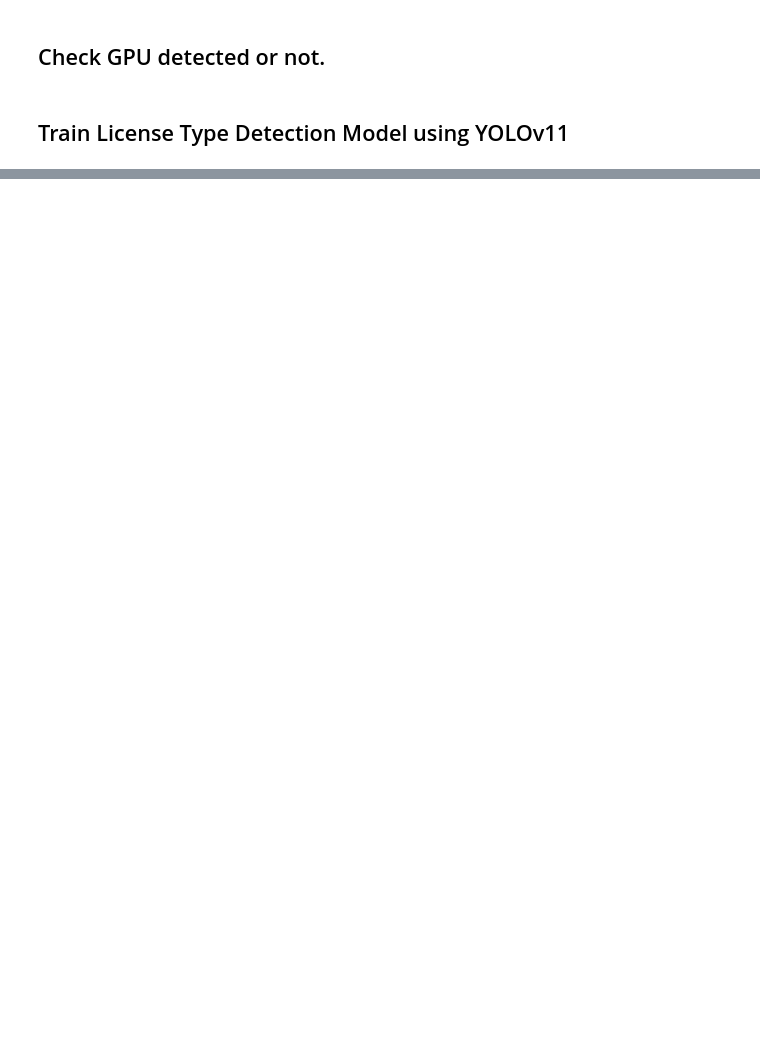
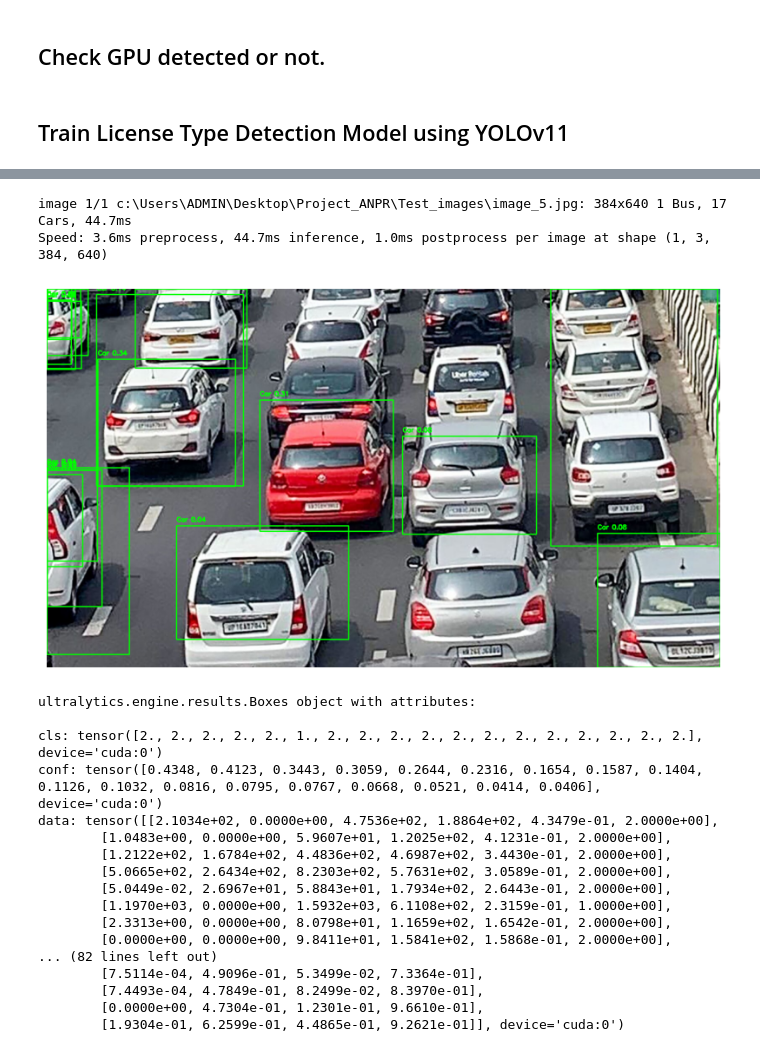
Before and after one commit to AtlantaANPR/project_ANPR, a Jupyter notebook: Train_Vehicle_Type_Detection_Model.ipynb, the cells around one changed output, grey strips where cells are left out. Drawn from its saved outputs; the diff is of its cells as text; code cells hidden in the pictures; blank space fills up the shorter version.

```diff
--- a/Train_Vehicle_Type_Detection_Model.ipynb
+++ b/Train_Vehicle_Type_Detection_Model.ipynb
@@ -216,0 +155,62 @@ Speed: 3.1ms preprocess, 32.4ms inference, 0.8ms postprocess per image at shape
+# %%
+import torch
+import cv2
+import numpy as np
+import matplotlib.pyplot as plt
+from ultralytics import YOLO
+
+# Load the trained YOLO model
+model = YOLO("C:\\Users\\ADMIN\\Desktop\\Project_ANPR\\runs\\detect\\train3\\weights\\best.pt")
+
+# Path to the test image
+image_path = "Test_images\\image_5.jpg"
+
+# Run inference with a lower confidence threshold and resized input
+results = model(image_path, conf=0.04, imgsz=640)
+
+# Load image using OpenCV
+image = cv2.imread(image_path)
+image = cv2.cvtColor(image, cv2.COLOR_BGR2RGB)  # Convert BGR to RGB for visualization
+
+# Loop through detection results
+for result in results:
+    for box in result.boxes:
+        x1, y1, x2, y2 = map(int, box.xyxy[0])  # Bounding box coordinates
+        conf = float(box.conf[0])  # Confidence score
+        cls = int(box.cls[0])  # Class index
+        label = f"{model.names[cls]} {conf:.2f}"  # Label with class name & confidence
+
+        # Draw bounding box & label on image
+        cv2.rectangle(image, (x1, y1), (x2, y2), (0, 255, 0), 2)
+        cv2.putText(image, label, (x1, y1 - 10), cv2.FONT_HERSHEY_SIMPLEX, 0.5, (0, 255, 0), 2)
+
+# Display the detection results
+plt.figure(figsize=(10, 8))
+plt.imshow(image)
+plt.axis("off")
+plt.show()
+
+# Debugging: Print detected objects
+for result in results:
+    print(result.boxes)  # Print all detected bounding boxes
+# %% [output]
+image 1/1 c:\Users\ADMIN\Desktop\Project_ANPR\Test_images\image_5.jpg: 384x640 1 Bus, 17 Cars, 44.7ms
+Speed: 3.6ms preprocess, 44.7ms inference, 1.0ms postprocess per image at shape (1, 3, 384, 640)
+[figure, added]
+ultralytics.engine.results.Boxes object with attributes:
+
+cls: tensor([2., 2., 2., 2., 2., 1., 2., 2., 2., 2., 2., 2., 2., 2., 2., 2., 2., 2.], device='cuda:0')
+conf: tensor([0.4348, 0.4123, 0.3443, 0.3059, 0.2644, 0.2316, 0.1654, 0.1587, 0.1404, 0.1126, 0.1032, 0.0816, 0.0795, 0.0767, 0.0668, 0.0521, 0.0414, 0.0406], device='cuda:0')
+data: tensor([[2.1034e+02, 0.0000e+00, 4.7536e+02, 1.8864e+02, 4.3479e-01, 2.0000e+00],
+        [1.0483e+00, 0.0000e+00, 5.9607e+01, 1.2025e+02, 4.1231e-01, 2.0000e+00],
+        [1.2122e+02, 1.6784e+02, 4.4836e+02, 4.6987e+02, 3.4430e-01, 2.0000e+00],
+        [5.0665e+02, 2.6434e+02, 8.2303e+02, 5.7631e+02, 3.0589e-01, 2.0000e+00],
+        [5.0449e-02, 2.6967e+01, 5.8843e+01, 1.7934e+02, 2.6443e-01, 2.0000e+00],
+        [1.1970e+03, 0.0000e+00, 1.5932e+03, 6.1108e+02, 2.3159e-01, 1.0000e+00],
+        [2.3313e+00, 0.0000e+00, 8.0798e+01, 1.1659e+02, 1.6542e-01, 2.0000e+00],
+        [0.0000e+00, 0.0000e+00, 9.8411e+01, 1.5841e+02, 1.5868e-01, 2.0000e+00],
+... (82 lines left out)
+        [7.5114e-04, 4.9096e-01, 5.3499e-02, 7.3364e-01],
+        [7.4493e-04, 4.7849e-01, 8.2499e-02, 8.3970e-01],
+        [0.0000e+00, 4.7304e-01, 1.2301e-01, 9.6610e-01],
+        [1.9304e-01, 6.2599e-01, 4.4865e-01, 9.2621e-01]], device='cuda:0')
```
Also changed, not shown: parts of 8 cells of this notebook, 59 other files.
